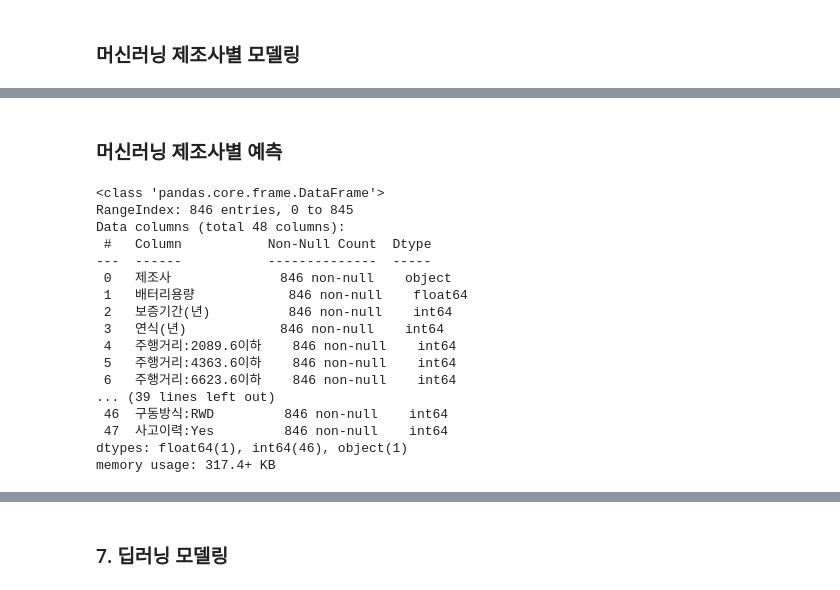
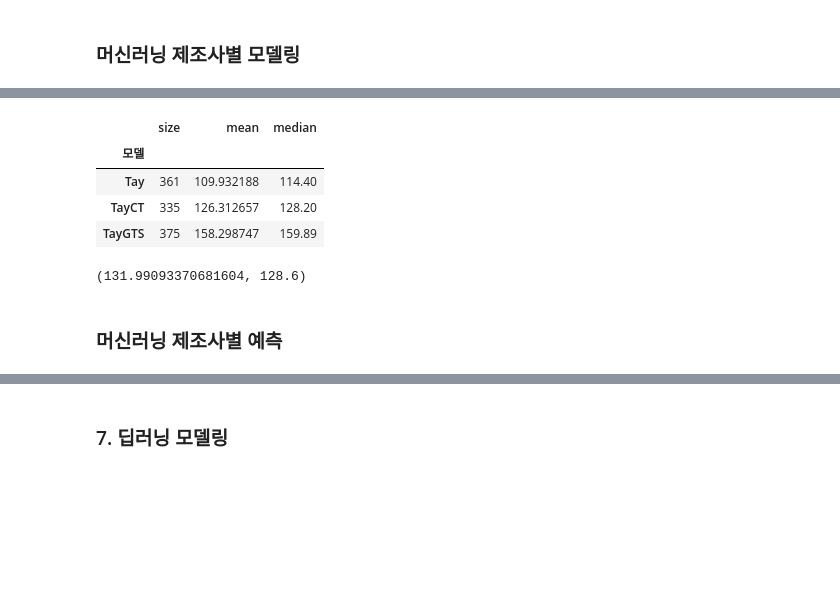
Before and after one commit to Jeon-doun/Electronic_Car_Price_Prediction, a Jupyter notebook: 전기차_가격_예측.ipynb, the cells around one changed output, grey strips where cells are left out. Saved outputs shown, nothing was run; the diff lists cells and outputs as text; code cells hidden in the pictures; blank space fills up the shorter version.

```diff
--- a/전기차_가격_예측.ipynb
+++ b/전기차_가격_예측.ipynb
@@ -924,25 +954,17 @@ for firm in train_df_4.제조사.unique():
+# %%
+train_df.loc[train_df.제조사.isin(['P사'])].groupby('모델')['가격(백만원)'].agg(['size','mean','median'])
+# %% [output]
+|  | size | mean | median |
+| 모델 |  |  |  |
+| Tay | 361 | 109.932188 | 114.40 |
+| TayCT | 335 | 126.312657 | 128.20 |
+| TayGTS | 375 | 158.298747 | 159.89 |
+# %%
+train_df.loc[train_df.제조사.isin(['P사']),'가격(백만원)'].mean(), train_df.loc[train_df.제조사.isin(['P사']),'가격(백만원)'].median()
+# %% [output]
+(131.99093370681604, 128.6)
 # %% [markdown]
 ### 머신러닝 제조사별 예측
 # %%
 test_df_2 = pd.get_dummies(preprocessing_test(df_first = test_df, null_pred_model = lr_model, 주행거리_interval = 주행거리_interval).drop(columns = 'ID')
 , columns = ['모델', '차량상태', '차량크기','구동방식', '사고이력'], prefix_sep = ':',  dtype = int).drop(columns = '사고이력:No')
-# %%
-test_df_2.info()
-# %% [output]
-<class 'pandas.core.frame.DataFrame'>
-RangeIndex: 846 entries, 0 to 845
-Data columns (total 48 columns):
- #   Column           Non-Null Count  Dtype
----  ------           --------------  -----
- 0   제조사              846 non-null    object
- 1   배터리용량            846 non-null    float64
- 2   보증기간(년)          846 non-null    int64
- 3   연식(년)            846 non-null    int64
- 4   주행거리:2089.6이하    846 non-null    int64
- 5   주행거리:4363.6이하    846 non-null    int64
- 6   주행거리:6623.6이하    846 non-null    int64
-... (39 lines left out)
- 46  구동방식:RWD         846 non-null    int64
- 47  사고이력:Yes         846 non-null    int64
-dtypes: float64(1), int64(46), object(1)
-memory usage: 317.4+ KB
```
Also changed, not shown: parts of 21 cells of this notebook.
